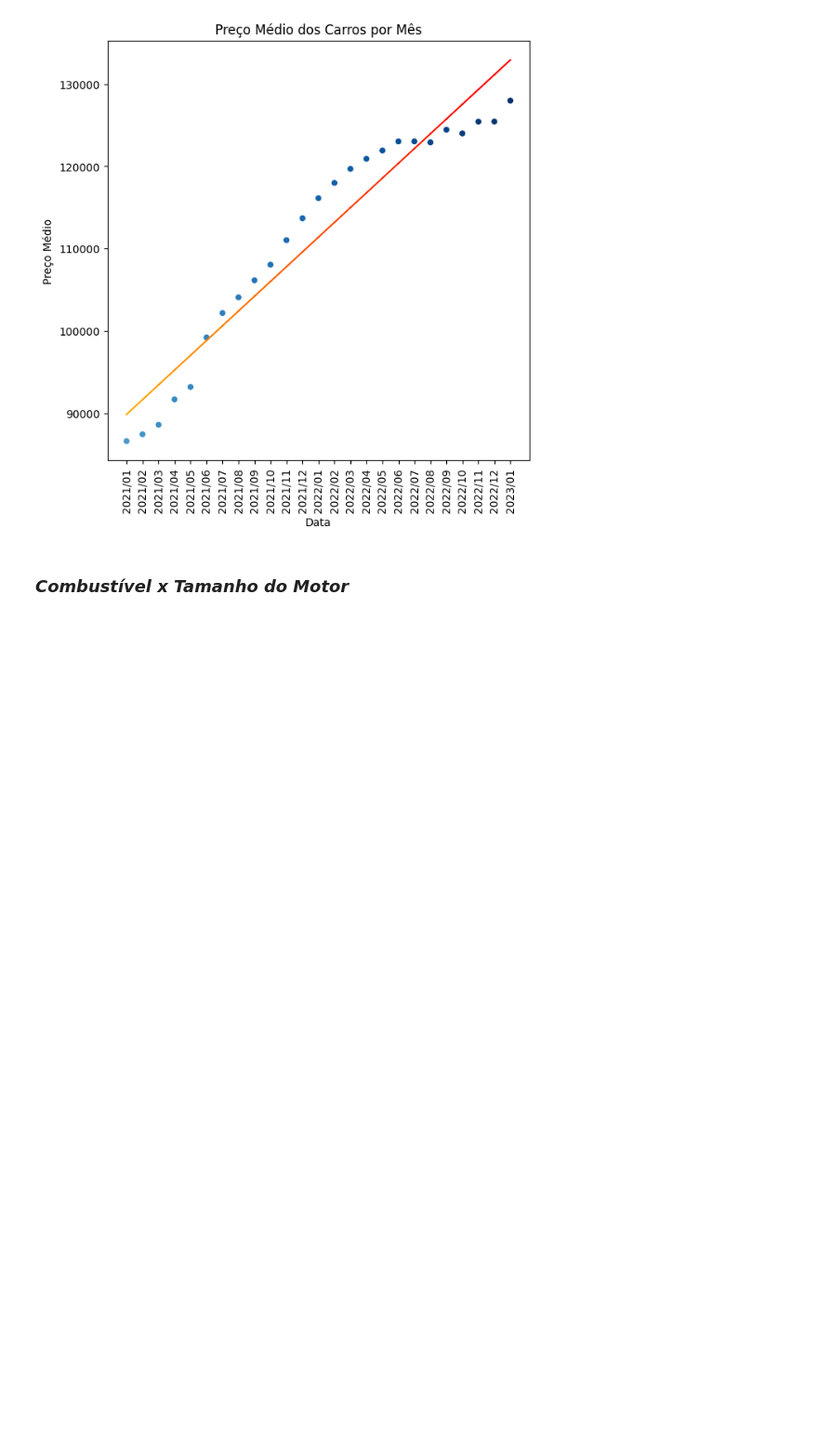
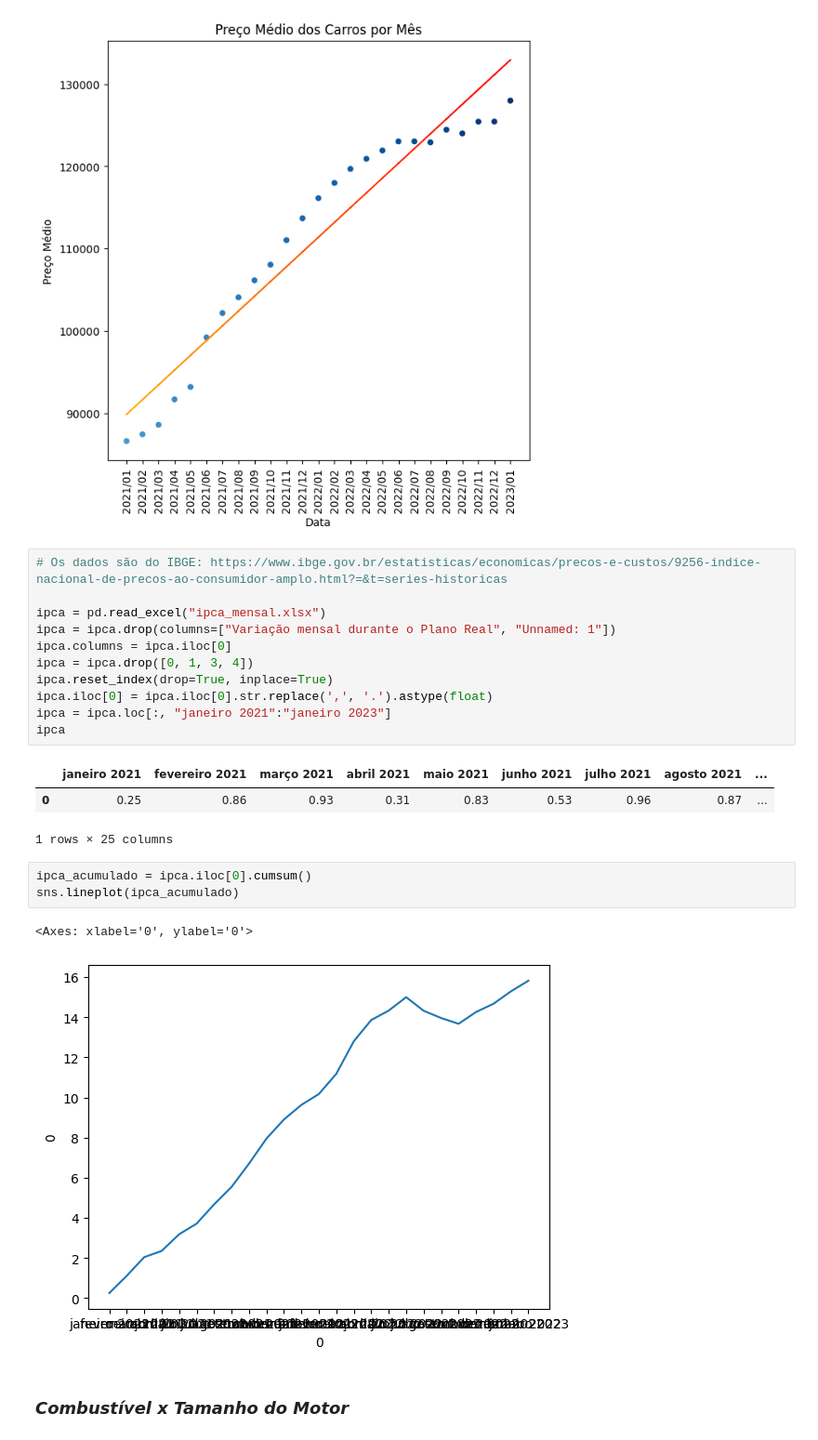
Before and after one commit to GvFreitas1/ListasdeExercicios-CursodePython2022, a Jupyter notebook: Projeto Final - Grupo 4/Análise de Dados - Preco dos Carros BR.ipynb, the cells around one changed output. Shown at 93% size. Drawn from its saved outputs; the diff is of its cells as text; blank space fills up the shorter version.

```diff
--- a/Projeto Final - Grupo 4/Análise de Dados - Preco dos Carros BR.ipynb
+++ b/Projeto Final - Grupo 4/Análise de Dados - Preco dos Carros BR.ipynb
@@ -179,6 +180,27 @@ plt.xticks(rotation=90)
 plt.show()
 # %% [output]
 [figure]
+# %%
+# Os dados são do IBGE: https://www.ibge.gov.br/estatisticas/economicas/precos-e-custos/9256-indice-nacional-de-precos-ao-consumidor-amplo.html?=&t=series-historicas
+
+ipca = pd.read_excel("ipca_mensal.xlsx")
+ipca = ipca.drop(columns=["Variação mensal durante o Plano Real", "Unnamed: 1"])
+ipca.columns = ipca.iloc[0]
+ipca = ipca.drop([0, 1, 3, 4])
+ipca.reset_index(drop=True, inplace=True)
+ipca.iloc[0] = ipca.iloc[0].str.replace(',', '.').astype(float)
+ipca = ipca.loc[:, "janeiro 2021":"janeiro 2023"]
+ipca
+# %% [output]
+|  | janeiro 2021 | fevereiro 2021 | março 2021 | abril 2021 | maio 2021 | junho 2021 | julho 2021 | agosto 2021 | ... |
+| 0 | 0.25 | 0.86 | 0.93 | 0.31 | 0.83 | 0.53 | 0.96 | 0.87 | ... |
+1 rows × 25 columns
+# %%
+ipca_acumulado = ipca.iloc[0].cumsum()
+sns.lineplot(ipca_acumulado)
+# %% [output]
+<Axes: xlabel='0', ylabel='0'>
+[figure, added]
 # %% [markdown]
 ### *Combustível x Tamanho do Motor*
 # %%
```
Also changed, not shown: parts of 1 cell of this notebook, 1 other file.
